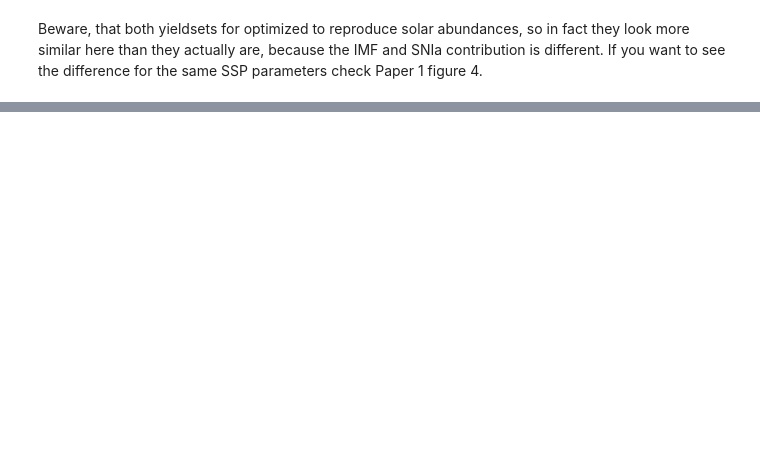
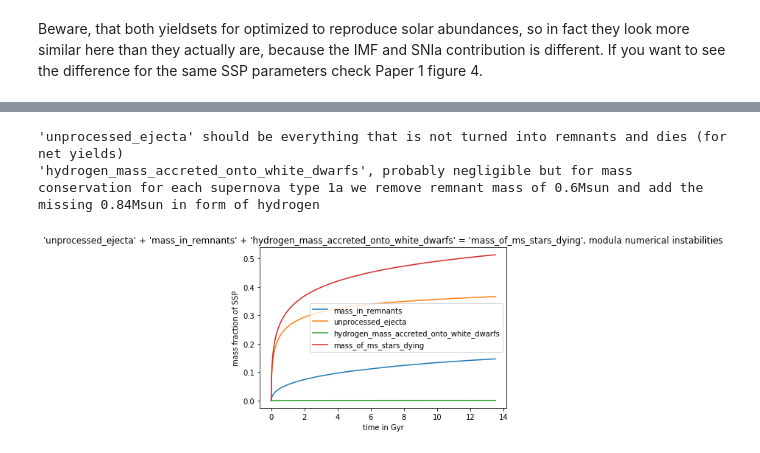
Before and after one commit to jan-rybizki/Chempy, a Jupyter notebook: tutorials/8-Yield tables for SPH simulations and comparison to other tables.ipynb, the cells around one changed output, grey strips where cells are left out. Drawn from its saved outputs; the diff is of its cells as text; code cells hidden in the pictures; blank space fills up the shorter version.

```diff
--- a/tutorials/8-Yield tables for SPH simulations and comparison to other tables.ipynb
+++ b/tutorials/8-Yield tables for SPH simulations and comparison to other tables.ipynb
@@ -277,0 +360,15 @@ Beware, that both yieldsets for optimized to reproduce solar abundances, so in f
+# %%
+plt.plot(time,np.cumsum(y[fields[2]]), label=fields[2])
+plt.plot(time,np.cumsum(y[fields[8]]), label=fields[8])
+plt.plot(time,np.cumsum(y[fields[7]]), label=fields[7])
+plt.plot(time,np.cumsum(y[fields[0]]), label=fields[0])
+plt.legend()
+plt.title("'unprocessed_ejecta' + 'mass_in_remnants' + 'hydrogen_mass_accreted_onto_white_dwarfs' = 'mass_of_ms_stars_dying', modula numerical instabilities")
+plt.xlabel('time in Gyr')
+plt.ylabel('mass fraction of SSP')
+print("'unprocessed_ejecta' should be everything that is not turned into remnants and dies (for net yields)")
+print("'hydrogen_mass_accreted_onto_white_dwarfs', probably negligible but for mass conservation for each supernova type 1a we remove remnant mass of 0.6Msun and add the missing 0.84Msun in form of hydrogen")
+# %% [output]
+'unprocessed_ejecta' should be everything that is not turned into remnants and dies (for net yields)
+'hydrogen_mass_accreted_onto_white_dwarfs', probably negligible but for mass conservation for each supernova type 1a we remove remnant mass of 0.6Msun and add the missing 0.84Msun in form of hydrogen
+[figure, added]
```
Also changed, not shown: parts of 16 cells of this notebook.
